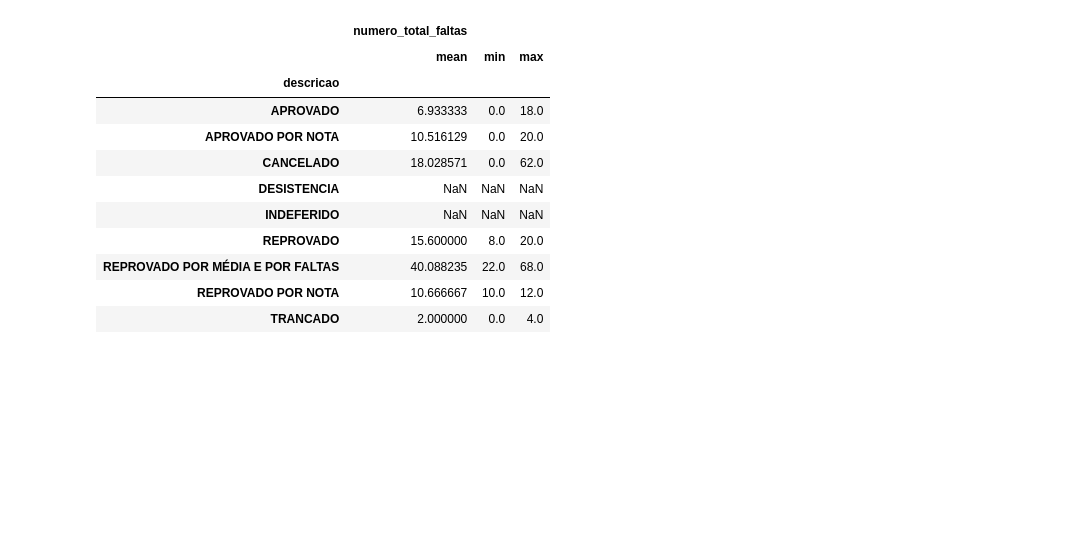
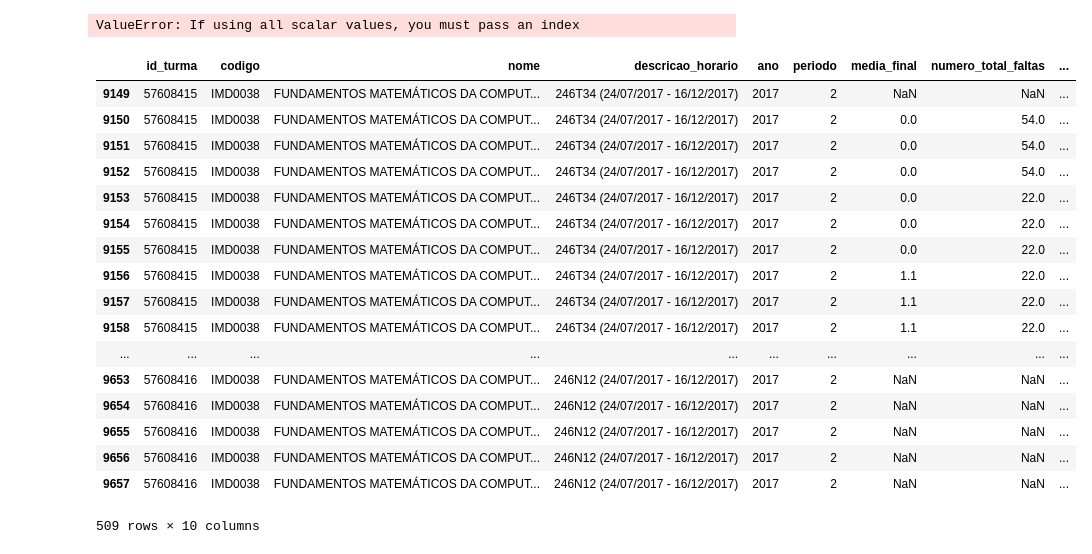
Before and after one commit to wanderson130/trabalho_probabilidade, a Jupyter notebook: Estudo_Faltas.ipynb, the cells around one changed output. Cells and saved outputs as stored; diff of their text form; code cells hidden in the pictures; blank space fills up the shorter version.

Commit message:
Tentando fazer o dataframe pro gráfico

```diff
--- a/Estudo_Faltas.ipynb
+++ b/Estudo_Faltas.ipynb
@@ -92,22 +94,41 @@ notas_lp1 = notas_turma[notas_turma.nome == 'LINGUAGEM DE PROGRAMAÇÃO I']
 notas_lp2 = notas_turma[notas_turma.nome == 'LINGUAGEM DE PROGRAMAÇÃO II']
 notas_ple1 = notas_turma[notas_turma.nome == 'PRÁTICAS DE LEITURA E ESCRITA EM PORTUGUÊS I']
 
-resultado_fmc = notas_fmc.groupby("descricao").aggregate({"numero_total_faltas": ["mean", "min", "max"]})
-resultado_lp1 = notas_lp1.groupby("descricao").aggregate({"numero_total_faltas": ["mean", "min", "max"]})
-resultado_lp2 = notas_lp2.groupby("descricao").aggregate({"numero_total_faltas": ["mean", "min", "max"]})
-resultado_ple1 = notas_ple1.groupby("descricao").aggregate({"numero_total_faltas": ["mean", "min", "max"]})
+resultado_fmc = notas_fmc[~notas_fmc.discente.duplicated()].groupby("descricao").aggregate({"numero_total_faltas": ["mean", "min", "max"]})
+resultado_lp1 = notas_lp1[~notas_lp1.discente.duplicated()].groupby("descricao").aggregate({"numero_total_faltas": ["mean", "min", "max"]})
+resultado_lp2 = notas_lp2[~notas_lp2.discente.duplicated()].groupby("descricao").aggregate({"numero_total_faltas": ["mean", "min", "max"]})
+resultado_ple1 = notas_ple1[~notas_ple1.discente.duplicated()].groupby("descricao").aggregate({"numero_total_faltas": ["mean", "min", "max"]})
+~notas_fmc.discente.duplicated()
 
-resultado_lp1
+grupo_aprovado_nota_fmc = notas_lp1[notas_lp1["descricao"]=="APROVADO POR NOTA"].values
+grupo_aprovado_fmc = notas_lp1[notas_lp1["descricao"]=="APROVADO"].values
+#grupos_fmc["numero_total_faltas"].plot(kind='box',rot=90)
+dict_fmc = {
+    "APROVADO": grupo_aprovado_fmc,
+    "APROVADO POR NOTA": grupo_aprovado_nota_fmc
+}
+dt_fmc = pd.DataFrame.from_dict(dict_fmc)
+dt_fmc
 # %% [output]
-|  | numero_total_faltas |  |  |
-|  | mean | min | max |
-| descricao |  |  |  |
-| APROVADO | 6.933333 | 0.0 | 18.0 |
-| APROVADO POR NOTA | 10.516129 | 0.0 | 20.0 |
-| CANCELADO | 18.028571 | 0.0 | 62.0 |
-| DESISTENCIA | NaN | NaN | NaN |
-| INDEFERIDO | NaN | NaN | NaN |
-| REPROVADO | 15.600000 | 8.0 | 20.0 |
-| REPROVADO POR MÉDIA E POR FALTAS | 40.088235 | 22.0 | 68.0 |
-| REPROVADO POR NOTA | 10.666667 | 10.0 | 12.0 |
-| TRANCADO | 2.000000 | 0.0 | 4.0 |
+ValueError: If using all scalar values, you must pass an index
+# %%
+notas_fmc
+# %% [output]
+|  | id_turma | codigo | nome | descricao_horario | ano | periodo | media_final | numero_total_faltas | ... |
+| 9149 | 57608415 | IMD0038 | FUNDAMENTOS MATEMÁTICOS DA COMPUT... | 246T34 (24/07/2017 - 16/12/2017) | 2017 | 2 | NaN | NaN | ... |
+| 9150 | 57608415 | IMD0038 | FUNDAMENTOS MATEMÁTICOS DA COMPUT... | 246T34 (24/07/2017 - 16/12/2017) | 2017 | 2 | 0.0 | 54.0 | ... |
+| 9151 | 57608415 | IMD0038 | FUNDAMENTOS MATEMÁTICOS DA COMPUT... | 246T34 (24/07/2017 - 16/12/2017) | 2017 | 2 | 0.0 | 54.0 | ... |
+| 9152 | 57608415 | IMD0038 | FUNDAMENTOS MATEMÁTICOS DA COMPUT... | 246T34 (24/07/2017 - 16/12/2017) | 2017 | 2 | 0.0 | 54.0 | ... |
+| 9153 | 57608415 | IMD0038 | FUNDAMENTOS MATEMÁTICOS DA COMPUT... | 246T34 (24/07/2017 - 16/12/2017) | 2017 | 2 | 0.0 | 22.0 | ... |
+| 9154 | 57608415 | IMD0038 | FUNDAMENTOS MATEMÁTICOS DA COMPUT... | 246T34 (24/07/2017 - 16/12/2017) | 2017 | 2 | 0.0 | 22.0 | ... |
+| 9155 | 57608415 | IMD0038 | FUNDAMENTOS MATEMÁTICOS DA COMPUT... | 246T34 (24/07/2017 - 16/12/2017) | 2017 | 2 | 0.0 | 22.0 | ... |
+| 9156 | 57608415 | IMD0038 | FUNDAMENTOS MATEMÁTICOS DA COMPUT... | 246T34 (24/07/2017 - 16/12/2017) | 2017 | 2 | 1.1 | 22.0 | ... |
+| 9157 | 57608415 | IMD0038 | FUNDAMENTOS MATEMÁTICOS DA COMPUT... | 246T34 (24/07/2017 - 16/12/2017) | 2017 | 2 | 1.1 | 22.0 | ... |
+| 9158 | 57608415 | IMD0038 | FUNDAMENTOS MATEMÁTICOS DA COMPUT... | 246T34 (24/07/2017 - 16/12/2017) | 2017 | 2 | 1.1 | 22.0 | ... |
+| ... | ... | ... | ... | ... | ... | ... | ... | ... | ... |
+| 9653 | 57608416 | IMD0038 | FUNDAMENTOS MATEMÁTICOS DA COMPUT... | 246N12 (24/07/2017 - 16/12/2017) | 2017 | 2 | NaN | NaN | ... |
+| 9654 | 57608416 | IMD0038 | FUNDAMENTOS MATEMÁTICOS DA COMPUT... | 246N12 (24/07/2017 - 16/12/2017) | 2017 | 2 | NaN | NaN | ... |
+| 9655 | 57608416 | IMD0038 | FUNDAMENTOS MATEMÁTICOS DA COMPUT... | 246N12 (24/07/2017 - 16/12/2017) | 2017 | 2 | NaN | NaN | ... |
+| 9656 | 57608416 | IMD0038 | FUNDAMENTOS MATEMÁTICOS DA COMPUT... | 246N12 (24/07/2017 - 16/12/2017) | 2017 | 2 | NaN | NaN | ... |
+| 9657 | 57608416 | IMD0038 | FUNDAMENTOS MATEMÁTICOS DA COMPUT... | 246N12 (24/07/2017 - 16/12/2017) | 2017 | 2 | NaN | NaN | ... |
+509 rows × 10 columns
```
Also changed, not shown: parts of 2 cells of this notebook.
